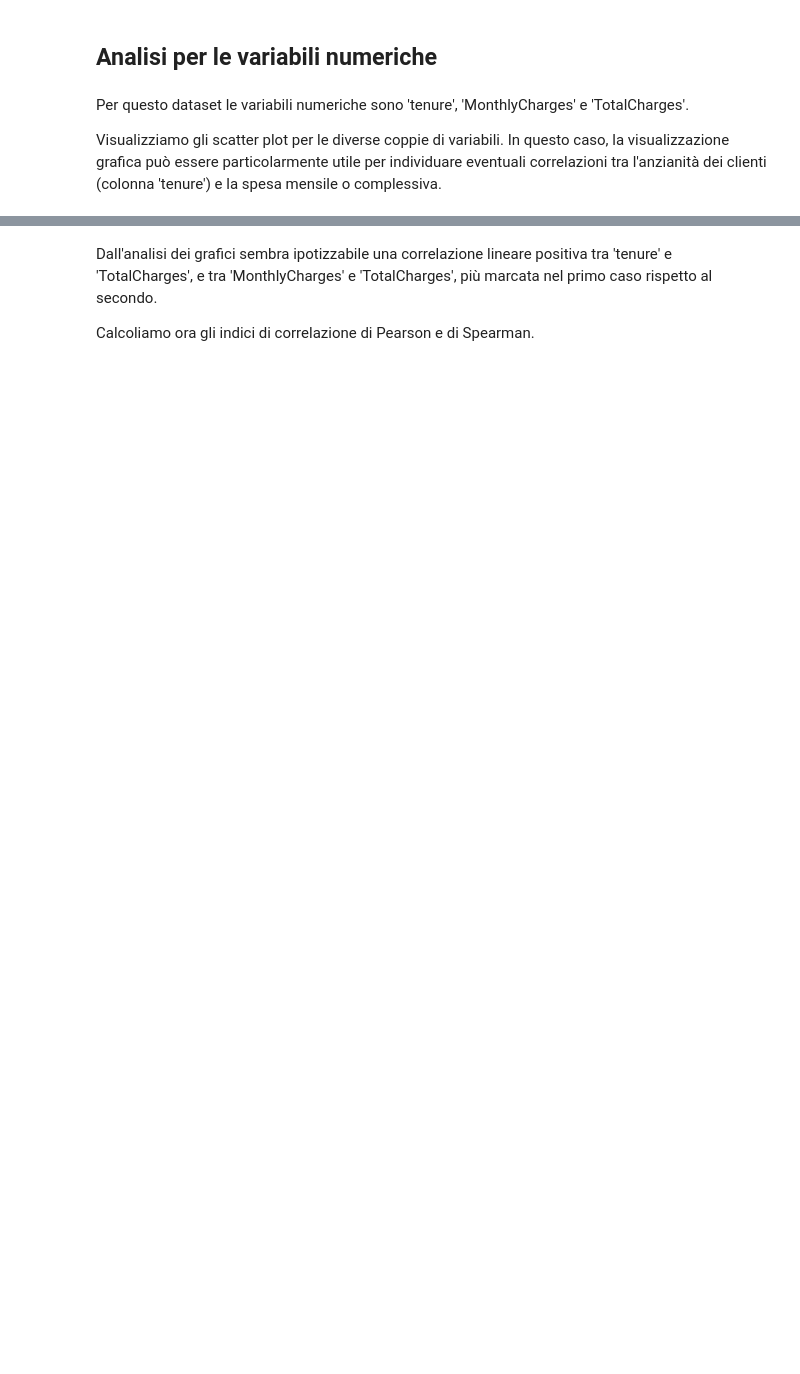
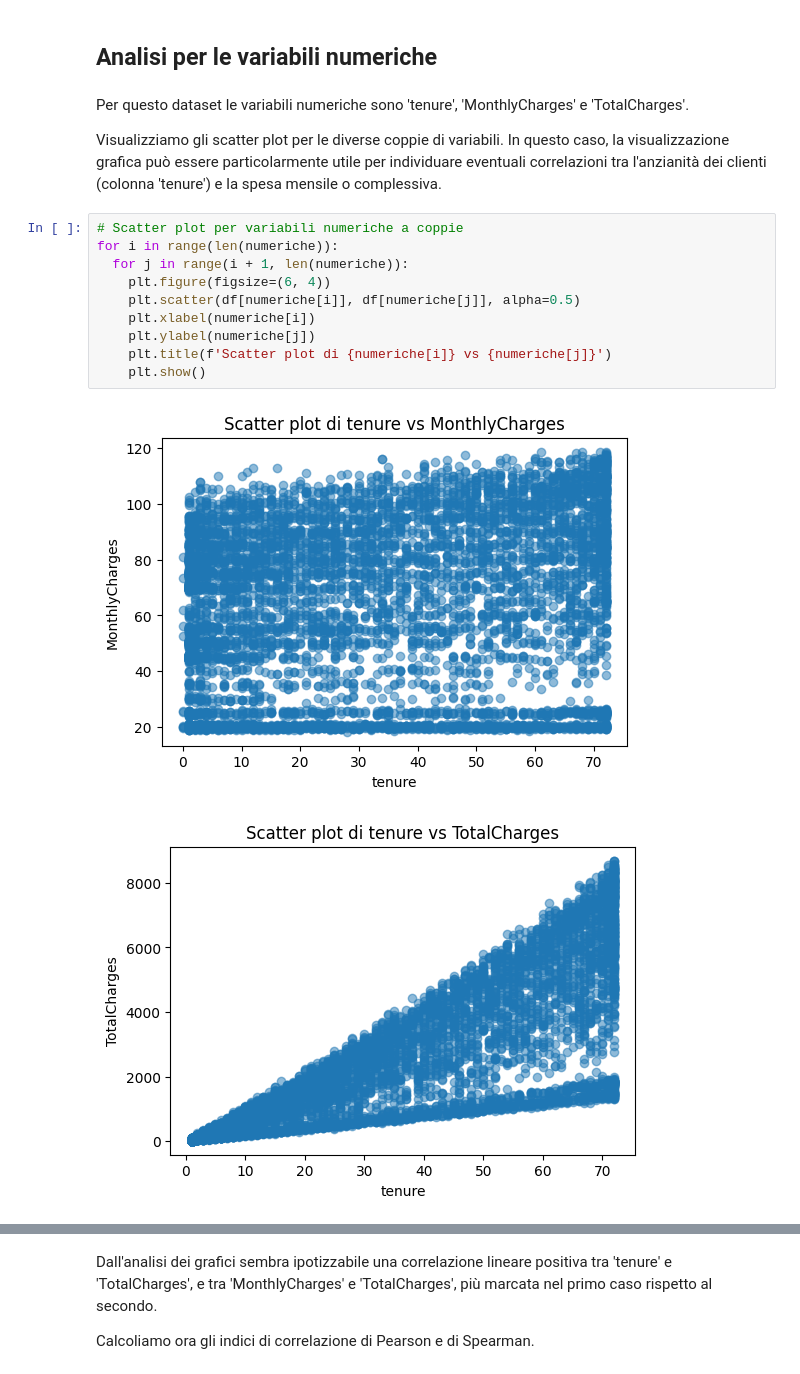
Before and after one commit to emamanni/AnalisiDeiDati_25-26, a Jupyter notebook: 08_AnalisiEsplorativaBivariata.ipynb, the cells around one changed output, grey strips where cells are left out. Saved outputs shown, nothing was run; the diff lists cells and outputs as text; blank space fills up the shorter version.

```diff
--- a/08_AnalisiEsplorativaBivariata.ipynb
+++ b/08_AnalisiEsplorativaBivariata.ipynb
@@ -97,3 +127,16 @@ print("\n Variabili Categoriche:", list(categoriche))
 Per questo dataset le variabili numeriche sono 'tenure', 'MonthlyCharges' e 'TotalCharges'.
 
 Visualizziamo gli scatter plot per le diverse coppie di variabili. In questo caso, la visualizzazione grafica può essere particolarmente utile per individuare eventuali correlazioni tra l'anzianità dei clienti (colonna 'tenure') e la spesa mensile o complessiva.
+# %%
+# Scatter plot per variabili numeriche a coppie
+for i in range(len(numeriche)):
+  for j in range(i + 1, len(numeriche)):
+    plt.figure(figsize=(6, 4))
+    plt.scatter(df[numeriche[i]], df[numeriche[j]], alpha=0.5)
+    plt.xlabel(numeriche[i])
+    plt.ylabel(numeriche[j])
+    plt.title(f'Scatter plot di {numeriche[i]} vs {numeriche[j]}')
+    plt.show()
+# %% [output]
+[figure, added]
+[figure, added]
```
Also changed, not shown: parts of 10 cells of this notebook.
